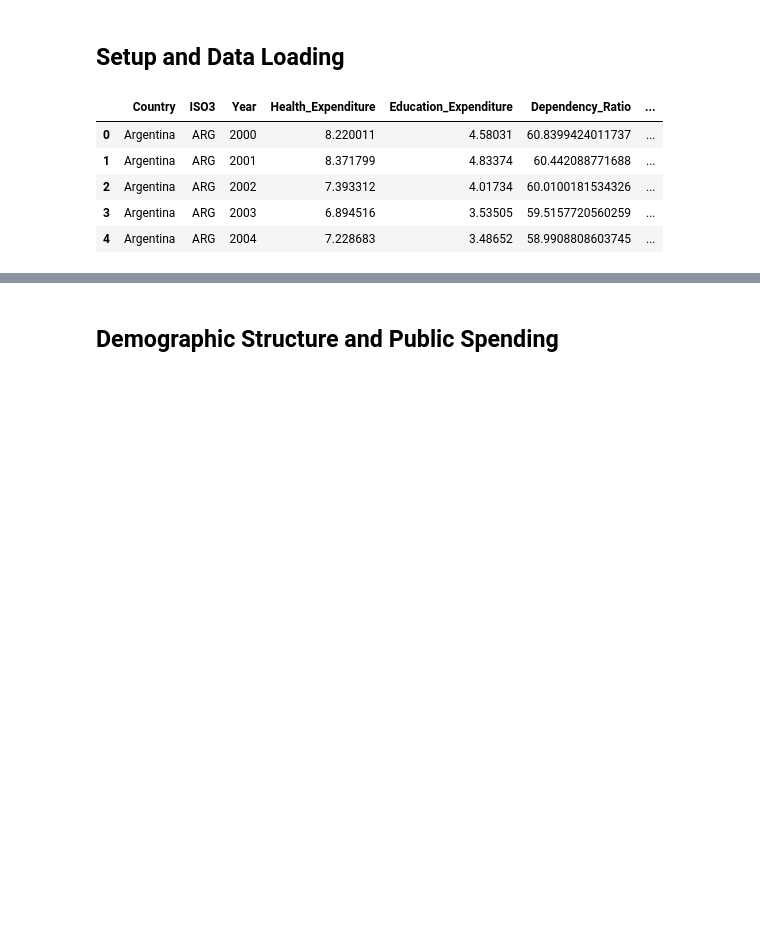
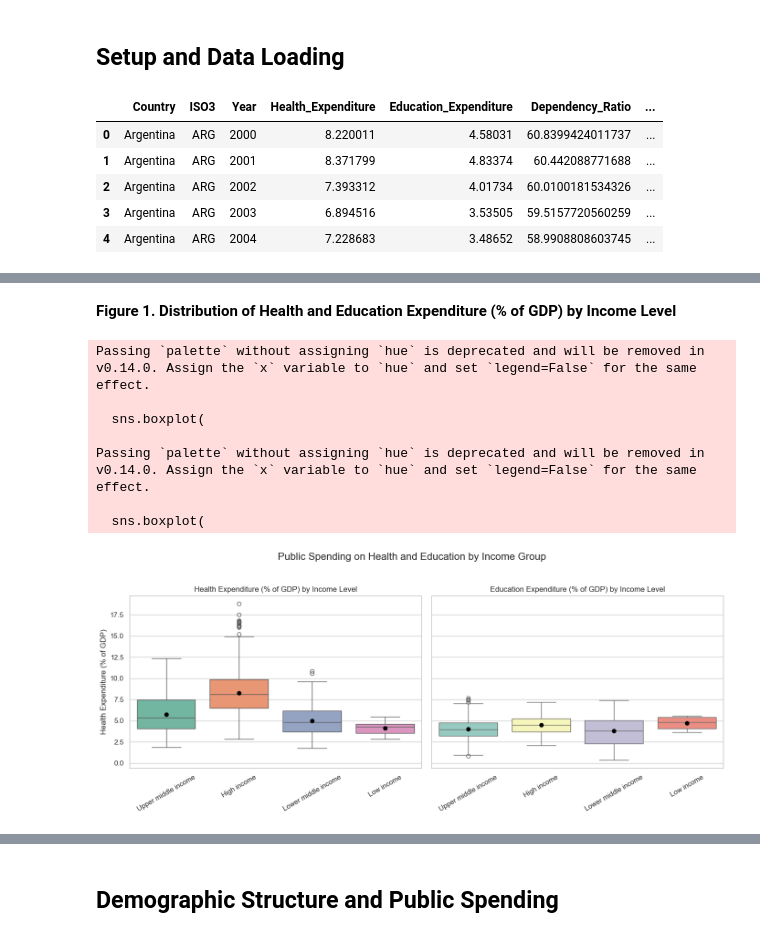
Before and after one commit to Graspp-25-Spring/graspp-25S-fiscalpolicy, a Jupyter notebook: notebooks/0. MAIN PROJECT.ipynb, the cells around one changed output, grey strips where cells are left out. Cells and saved outputs as stored; diff of their text form; code cells hidden in the pictures; blank space fills up the shorter version.

```diff
--- a/notebooks/0. MAIN PROJECT.ipynb
+++ b/notebooks/0. MAIN PROJECT.ipynb
@@ -60,0 +165,56 @@ This is our main dataset, consists of 15 columns:
+# %% [markdown]
+**Figure 1. Distribution of Health and Education Expenditure (% of GDP) by Income Level**
+# %%
+import seaborn as sns
+import matplotlib.pyplot as plt
+import pandas as pd
+
+# Set a cleaner style
+sns.set(style="whitegrid", palette="pastel")
+
+# Create the figure and subplots
+fig, axes = plt.subplots(1, 2, figsize=(14, 6), sharey=True)
+
+# --- Boxplot for Health Expenditure ---
+sns.boxplot(
+    data=df_main,
+    x='income_level',
+    y='Health_Expenditure',
+    ax=axes[0],
+    palette='Set2',
+    showmeans=True,
+    meanprops={"marker":"o", "markerfacecolor":"black", "markeredgecolor":"black"}
+)
+axes[0].set_title("Health Expenditure (% of GDP) by Income Level")
+axes[0].set_xlabel("")
+axes[0].set_ylabel("Health Expenditure (% of GDP)")
+axes[0].tick_params(axis='x', rotation=30)
+
+# --- Boxplot for Education Expenditure ---
+sns.boxplot(
+    data=df_main,
+    x='income_level',
+    y='Education_Expenditure',
+    ax=axes[1],
+    palette='Set3',
+    showmeans=True,
+    meanprops={"marker":"o", "markerfacecolor":"black", "markeredgecolor":"black"}
+)
+axes[1].set_title("Education Expenditure (% of GDP) by Income Level")
+axes[1].set_xlabel("")
+axes[1].set_ylabel("")  # Don't repeat y-axis label
+axes[1].tick_params(axis='x', rotation=30)
+
+# Adjust layout
+plt.suptitle("Public Spending on Health and Education by Income Group", fontsize=16)
+plt.tight_layout(rect=[0, 0, 1, 0.95])
+plt.show()
+# %% [output]
+Passing `palette` without assigning `hue` is deprecated and will be removed in v0.14.0. Assign the `x` variable to `hue` and set `legend=False` for the same effect.
+
+  sns.boxplot(
+
+Passing `palette` without assigning `hue` is deprecated and will be removed in v0.14.0. Assign the `x` variable to `hue` and set `legend=False` for the same effect.
+
+  sns.boxplot(
+[figure, added]
```
Also changed, not shown: parts of 19 cells of this notebook, 3 other files.
